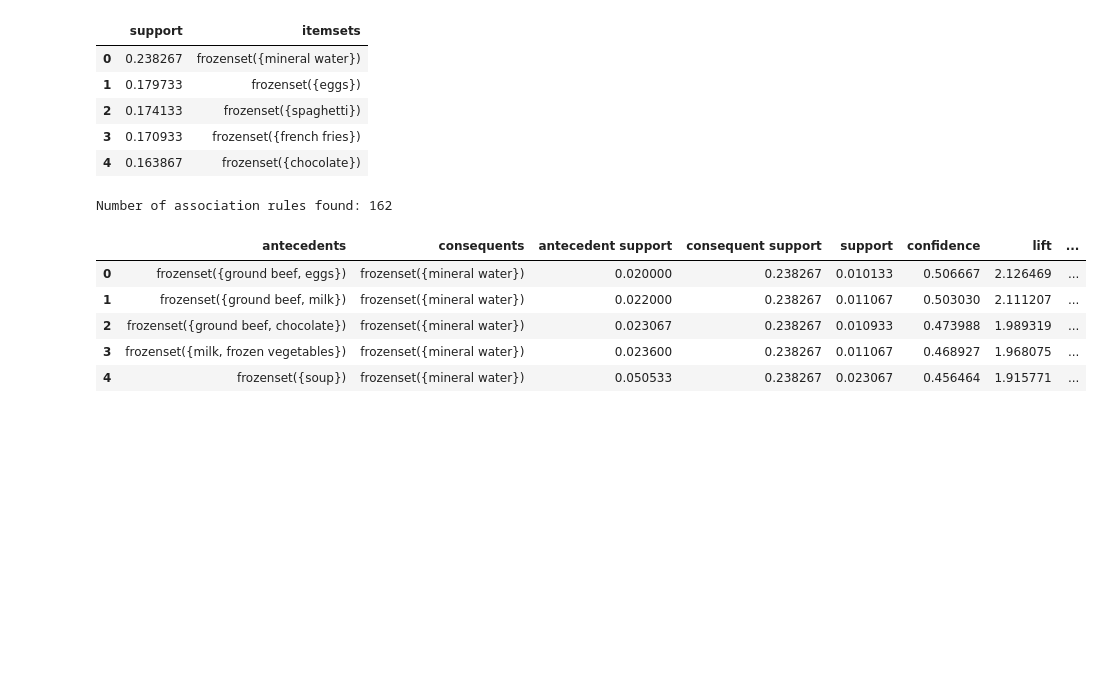
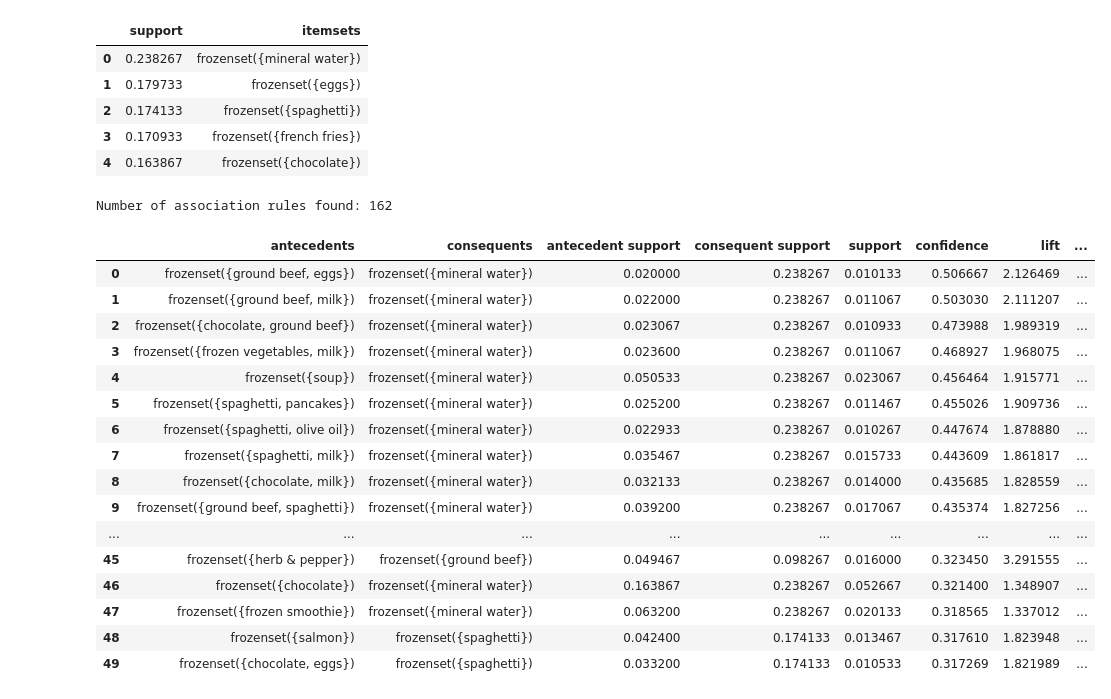
Before and after one commit to gperdrizet/fullstack-2605, a Jupyter notebook: unit-3/lesson-22/lesson-22-demo.ipynb, the cells around one changed output. Cells and saved outputs as stored; diff of their text form; code cells hidden in the pictures; blank space fills up the shorter version.

```diff
--- a/unit-3/lesson-22/lesson-22-demo.ipynb
+++ b/unit-3/lesson-22/lesson-22-demo.ipynb
@@ -794,7 +794,7 @@ y_true = y_all.loc[sample_idx].reset_index(drop=True)
 scaler = StandardScaler()
 X_scaled = pd.DataFrame(scaler.fit_transform(X), columns=X.columns)
 
-contamination = 0.10
+contamination = 0.1
 
 print(f'Dataset: {X_scaled.shape[0]} samples, {X_scaled.shape[1]} features')
 print(f'True anomaly rate: {y_true.mean():.1%}')
@@ -1039,15 +1039,26 @@ Number of frequent itemsets found: 259
 # %%
 rules = association_rules(frequent_itemsets, metric="confidence", min_threshold=0.2)
 rules.sort_values(by='confidence', ascending=False, inplace=True)
 rules.reset_index(drop=True, inplace=True)
 
 print(f'Number of association rules found: {len(rules)}')
-rules.head()
+rules.head(50)
 # %% [output]
 Number of association rules found: 162
 |  | antecedents | consequents | antecedent support | consequent support | support | confidence | lift | ... |
 | 0 | frozenset({ground beef, eggs}) | frozenset({mineral water}) | 0.020000 | 0.238267 | 0.010133 | 0.506667 | 2.126469 | ... |
 | 1 | frozenset({ground beef, milk}) | frozenset({mineral water}) | 0.022000 | 0.238267 | 0.011067 | 0.503030 | 2.111207 | ... |
-| 2 | frozenset({ground beef, chocolate}) | frozenset({mineral water}) | 0.023067 | 0.238267 | 0.010933 | 0.473988 | 1.989319 | ... |
-| 3 | frozenset({milk, frozen vegetables}) | frozenset({mineral water}) | 0.023600 | 0.238267 | 0.011067 | 0.468927 | 1.968075 | ... |
+| 2 | frozenset({chocolate, ground beef}) | frozenset({mineral water}) | 0.023067 | 0.238267 | 0.010933 | 0.473988 | 1.989319 | ... |
+| 3 | frozenset({frozen vegetables, milk}) | frozenset({mineral water}) | 0.023600 | 0.238267 | 0.011067 | 0.468927 | 1.968075 | ... |
 | 4 | frozenset({soup}) | frozenset({mineral water}) | 0.050533 | 0.238267 | 0.023067 | 0.456464 | 1.915771 | ... |
+| 5 | frozenset({spaghetti, pancakes}) | frozenset({mineral water}) | 0.025200 | 0.238267 | 0.011467 | 0.455026 | 1.909736 | ... |
+| 6 | frozenset({spaghetti, olive oil}) | frozenset({mineral water}) | 0.022933 | 0.238267 | 0.010267 | 0.447674 | 1.878880 | ... |
+| 7 | frozenset({spaghetti, milk}) | frozenset({mineral water}) | 0.035467 | 0.238267 | 0.015733 | 0.443609 | 1.861817 | ... |
+| 8 | frozenset({chocolate, milk}) | frozenset({mineral water}) | 0.032133 | 0.238267 | 0.014000 | 0.435685 | 1.828559 | ... |
+| 9 | frozenset({ground beef, spaghetti}) | frozenset({mineral water}) | 0.039200 | 0.238267 | 0.017067 | 0.435374 | 1.827256 | ... |
+| ... | ... | ... | ... | ... | ... | ... | ... | ... |
+| 45 | frozenset({herb & pepper}) | frozenset({ground beef}) | 0.049467 | 0.098267 | 0.016000 | 0.323450 | 3.291555 | ... |
+| 46 | frozenset({chocolate}) | frozenset({mineral water}) | 0.163867 | 0.238267 | 0.052667 | 0.321400 | 1.348907 | ... |
+| 47 | frozenset({frozen smoothie}) | frozenset({mineral water}) | 0.063200 | 0.238267 | 0.020133 | 0.318565 | 1.337012 | ... |
+| 48 | frozenset({salmon}) | frozenset({spaghetti}) | 0.042400 | 0.174133 | 0.013467 | 0.317610 | 1.823948 | ... |
+| 49 | frozenset({chocolate, eggs}) | frozenset({spaghetti}) | 0.033200 | 0.174133 | 0.010533 | 0.317269 | 1.821989 | ... |
```
Also changed, not shown: parts of 13 cells of this notebook.
